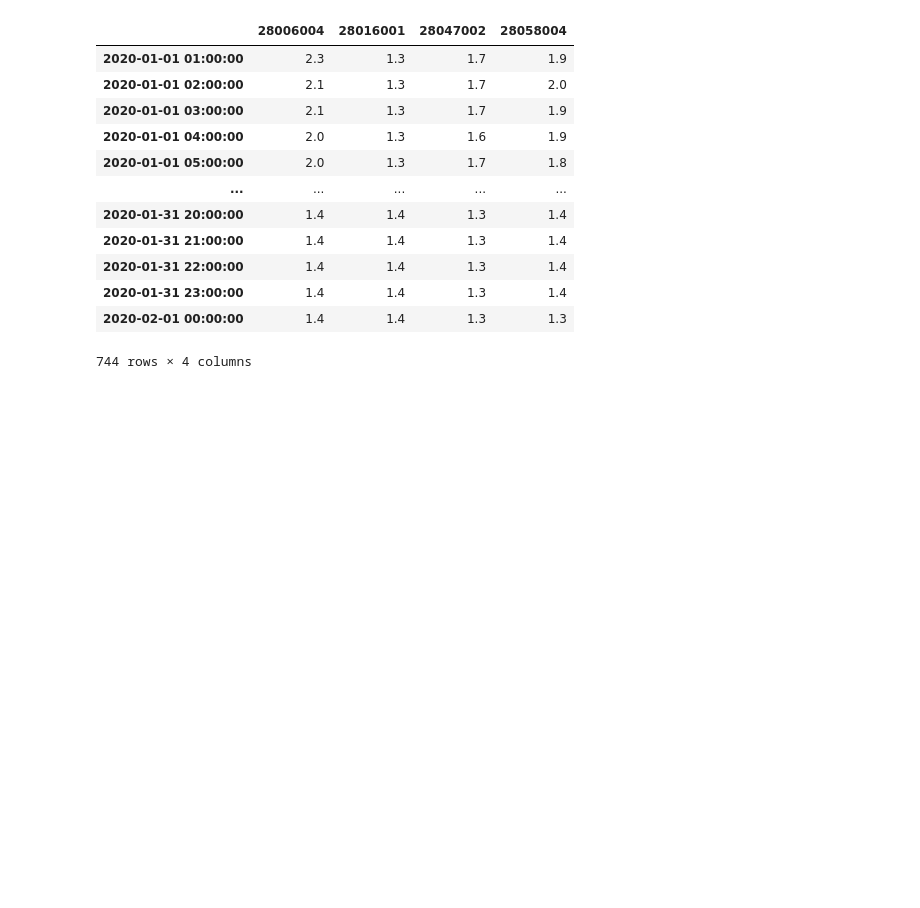
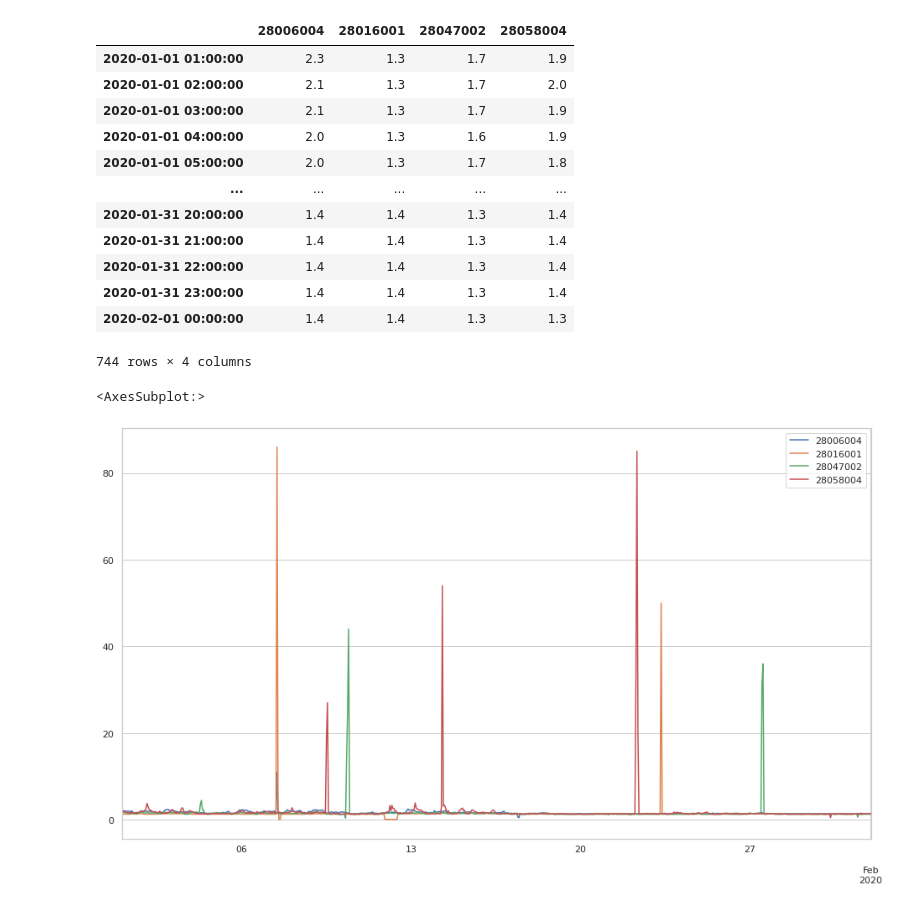
Before and after one commit to 4tolon/Aire_de_calidad, a Jupyter notebook: notebooks/Transformacion de csvs_3.ipynb, the cells around one changed output. Cells and saved outputs as stored; diff of their text form; code cells hidden in the pictures; blank space fills up the shorter version.

```diff
--- a/notebooks/Transformacion de csvs_3.ipynb
+++ b/notebooks/Transformacion de csvs_3.ipynb
@@ -810,3 +807,8 @@ df_42
 | 2020-01-31 23:00:00 | 1.4 | 1.4 | 1.3 | 1.4 |
 | 2020-02-01 00:00:00 | 1.4 | 1.4 | 1.3 | 1.3 |
 744 rows × 4 columns
+# %%
+df_42.plot()
+# %% [output]
+<AxesSubplot:>
+[figure, added]
```
Also changed, not shown: parts of 15 cells of this notebook, 15 other files.
